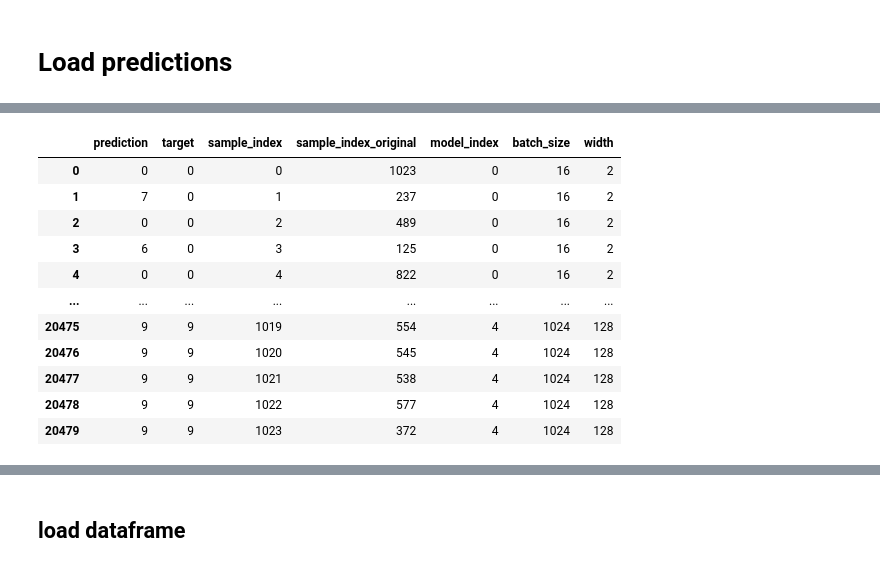
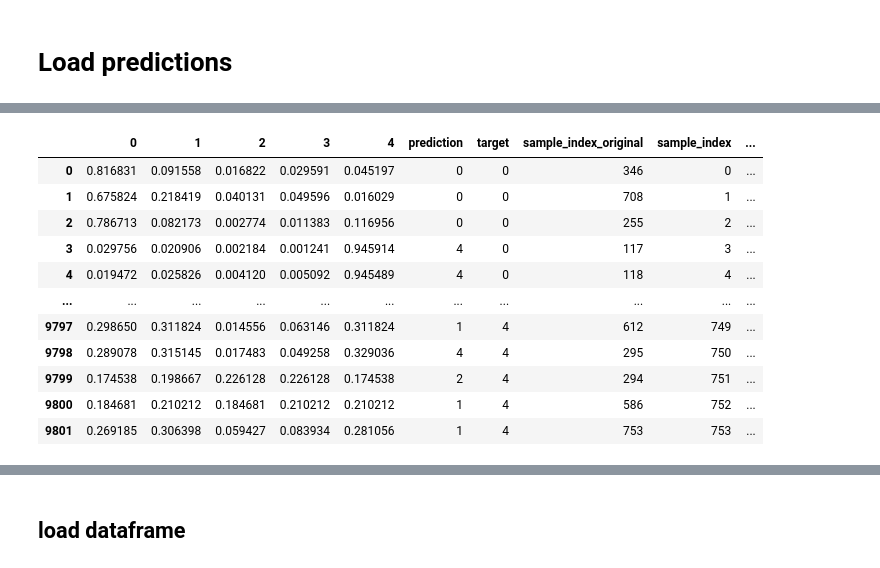
Before and after one commit to Jiaqing-ASU/logicnets, a Jupyter notebook: examples/jet_substructure/Initial_Diversity_Plots_Experiments.ipynb, the cells around one changed output, grey strips where cells are left out. Saved outputs shown, nothing was run; the diff lists cells and outputs as text; code cells hidden in the pictures.

```diff
--- a/examples/jet_substructure/Initial_Diversity_Plots_Experiments.ipynb
+++ b/examples/jet_substructure/Initial_Diversity_Plots_Experiments.ipynb
@@ -102,3 +34,0 @@ results[0]['probabilities']
-# %%
-for model_index in range(5):
-    print(' '.join(list(map(str, results[model_index]['predictions'][0].ravel().tolist()[:40]))))
@@ -111,3 +34,0 @@ for model_index in range(5):
-# %%
-for model_index in range(5):
-    print(' '.join(list(map(str, results[model_index]['predictions'][0].ravel().tolist()[:40]))))
@@ -123,0 +35,9 @@ array([604])
+# %%
+file_name = "jet_tagger/jsc/adaboost/model_1_predictions.csv"
+
+df_model = pd.read_csv(file_name)
+df_model = df_model.rename(columns={'pred':'prediction', 'target_label':'target'})
+df_model = df_model.assign(sample_index_original = df_model.index)
+df_model = df_model.sort_values(by=['target']).reset_index(drop=True)
+df_model = df_model.assign(sample_index = df_model.index)
+df_model
@@ -126,58 +75,46 @@ array([604])
 # %%
-import pickle
 
 
-# for loop over bs, width
-batch_sizes = [16, 1024]
-widths = [2, 128]
-train_or_test = "test"
-
+# which models to load
+model_names = ['adaboost'] # ['bagging', 'average']
+n_members = 13
 
 # initialize dataframe
 df_results = pd.DataFrame()
 
+# loop over hyperparameters
+for model_name in model_names:
 
-# loop over hyperparameters
-for batch_size in batch_sizes:
-    for width in widths:
+    # loop over ensemble members
+    for model_index in range(1, n_members+1):
 
-        # file_name = f"./saved_models/ResNet18_checkpoints/different_knobs_subset_01/bs_{batch_size}/normal/ResNet18_w{width}/metrics/ensemble_predictions_{train_or_test}.pkl"
-        file_name = f"./saved_models/ResNet18_checkpoints/different_knobs_subset_10/bs_{batch_size}/normal/ResNet18_w{width}/metrics/ensemble_predictions_{train_or_test}.pkl"
-        with open(file_name, 'rb') as f:
-            results = pickle.load(f)
+        # load prediction file
+        file_name = f"jet_tagger/jsc/{model_name}/model_{model_index}_predictions.csv"
+        df_model = pd.read_csv(file_name)
 
-        for model_index in range(5):
+        df_model = df_model.rename(columns={'pred':'prediction', 'target_label':'target'})
+        df_model = df_model.assign(sample_index_original = df_model.index)
+        df_model = df_model.sort_values(by=['target']).reset_index(drop=True)
+        df_model = df_model.assign(sample_index = df_model.index)
 
-            pred = np.ravel(results[model_index]['predictions'])
-            targ = np.ravel(results[model_index]['targets'])
+        df_model = df_model.assign(model_index = model_index)
+        df_model = df_model.assign(model_name = model_name)
 
-            sorted_index = np.argsort(targ)
-
-            df_model = pd.DataFrame()
-            df_model = df_model.assign(prediction = pred[sorted_index])
-            df_model = df_model.assign(target = targ[sorted_index])
-            df_model = df_model.assign(sample_index = np.arange(len(targ)))
-            df_model = df_model.assign(sample_index_original = sorted_index)
-
-            df_model = df_model.assign(model_index = model_index)
-            df_model = df_model.assign(batch_size = batch_size)
-            df_model = df_model.assign(width = width)
-
-            df_results = pd.concat([df_results, df_model], ignore_index=True, axis=0)
+        df_results = pd.concat([df_results, df_model], ignore_index=True, axis=0)
 
 
 # show df
 df_results
 # %% [output]
-|  | prediction | target | sample_index | sample_index_original | model_index | batch_size | width |
-| 0 | 0 | 0 | 0 | 1023 | 0 | 16 | 2 |
-| 1 | 7 | 0 | 1 | 237 | 0 | 16 | 2 |
-| 2 | 0 | 0 | 2 | 489 | 0 | 16 | 2 |
-| 3 | 6 | 0 | 3 | 125 | 0 | 16 | 2 |
-| 4 | 0 | 0 | 4 | 822 | 0 | 16 | 2 |
-| ... | ... | ... | ... | ... | ... | ... | ... |
-| 20475 | 9 | 9 | 1019 | 554 | 4 | 1024 | 128 |
-| 20476 | 9 | 9 | 1020 | 545 | 4 | 1024 | 128 |
-| 20477 | 9 | 9 | 1021 | 538 | 4 | 1024 | 128 |
-| 20478 | 9 | 9 | 1022 | 577 | 4 | 1024 | 128 |
-| 20479 | 9 | 9 | 1023 | 372 | 4 | 1024 | 128 |
+|  | 0 | 1 | 2 | 3 | 4 | prediction | target | sample_index_original | sample_index | ... |
+| 0 | 0.816831 | 0.091558 | 0.016822 | 0.029591 | 0.045197 | 0 | 0 | 346 | 0 | ... |
+| 1 | 0.675824 | 0.218419 | 0.040131 | 0.049596 | 0.016029 | 0 | 0 | 708 | 1 | ... |
+| 2 | 0.786713 | 0.082173 | 0.002774 | 0.011383 | 0.116956 | 0 | 0 | 255 | 2 | ... |
+| 3 | 0.029756 | 0.020906 | 0.002184 | 0.001241 | 0.945914 | 4 | 0 | 117 | 3 | ... |
+| 4 | 0.019472 | 0.025826 | 0.004120 | 0.005092 | 0.945489 | 4 | 0 | 118 | 4 | ... |
+| ... | ... | ... | ... | ... | ... | ... | ... | ... | ... | ... |
+| 9797 | 0.298650 | 0.311824 | 0.014556 | 0.063146 | 0.311824 | 1 | 4 | 612 | 749 | ... |
+| 9798 | 0.289078 | 0.315145 | 0.017483 | 0.049258 | 0.329036 | 4 | 4 | 295 | 750 | ... |
+| 9799 | 0.174538 | 0.198667 | 0.226128 | 0.226128 | 0.174538 | 2 | 4 | 294 | 751 | ... |
+| 9800 | 0.184681 | 0.210212 | 0.184681 | 0.210212 | 0.210212 | 1 | 4 | 586 | 752 | ... |
+| 9801 | 0.269185 | 0.306398 | 0.059427 | 0.083934 | 0.281056 | 1 | 4 | 753 | 753 | ... |
```
Also changed, not shown: parts of 22 cells of this notebook.
